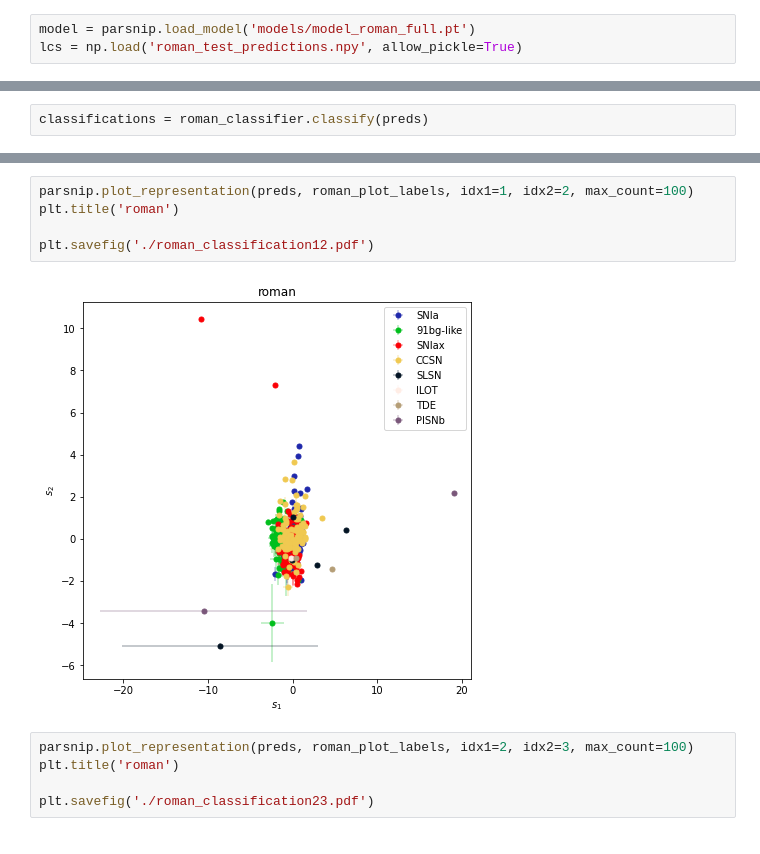
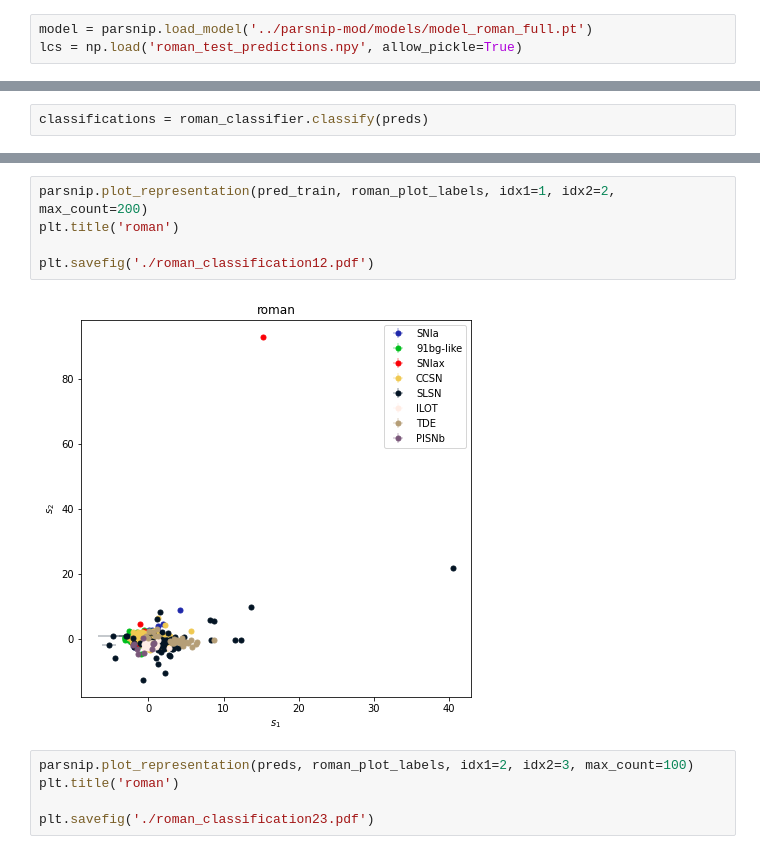
Before and after one commit to BelalAbdelhadi/SpectralParSNIP, a Jupyter notebook: notebooks/classification.ipynb, the cells around one changed output, grey strips where cells are left out. Drawn from its saved outputs; the diff is of its cells as text.

```diff
--- a/notebooks/classification.ipynb
+++ b/notebooks/classification.ipynb
@@ -17,7 +17,7 @@ import parsnip
 # %% [output]
 WARNING: AstropyDeprecationWarning: The update_default_config function is deprecated and may be removed in a future version. [sncosmo]
 # %%
-model = parsnip.load_model('models/model_roman_full.pt')
+model = parsnip.load_model('../parsnip-mod/models/model_roman_full.pt')
 lcs = np.load('roman_test_predictions.npy', allow_pickle=True)
 # %%
 roman_classifier = parsnip.Classifier()
@@ -173,10 +127,10 @@ plt.savefig('./roman_classification13.pdf')
 # %%
-parsnip.plot_representation(preds, roman_plot_labels, idx1=1, idx2=2, max_count=100)
+parsnip.plot_representation(pred_train, roman_plot_labels, idx1=1, idx2=2, max_count=200)
 plt.title('roman')
 
 plt.savefig('./roman_classification12.pdf')
 # %% [output]
-[figure, old version]
+[figure, new version]
 # %%
 parsnip.plot_representation(preds, roman_plot_labels, idx1=2, idx2=3, max_count=100)
 plt.title('roman')
```
Also changed, not shown: parts of 13 cells of this notebook, 8 other files.
